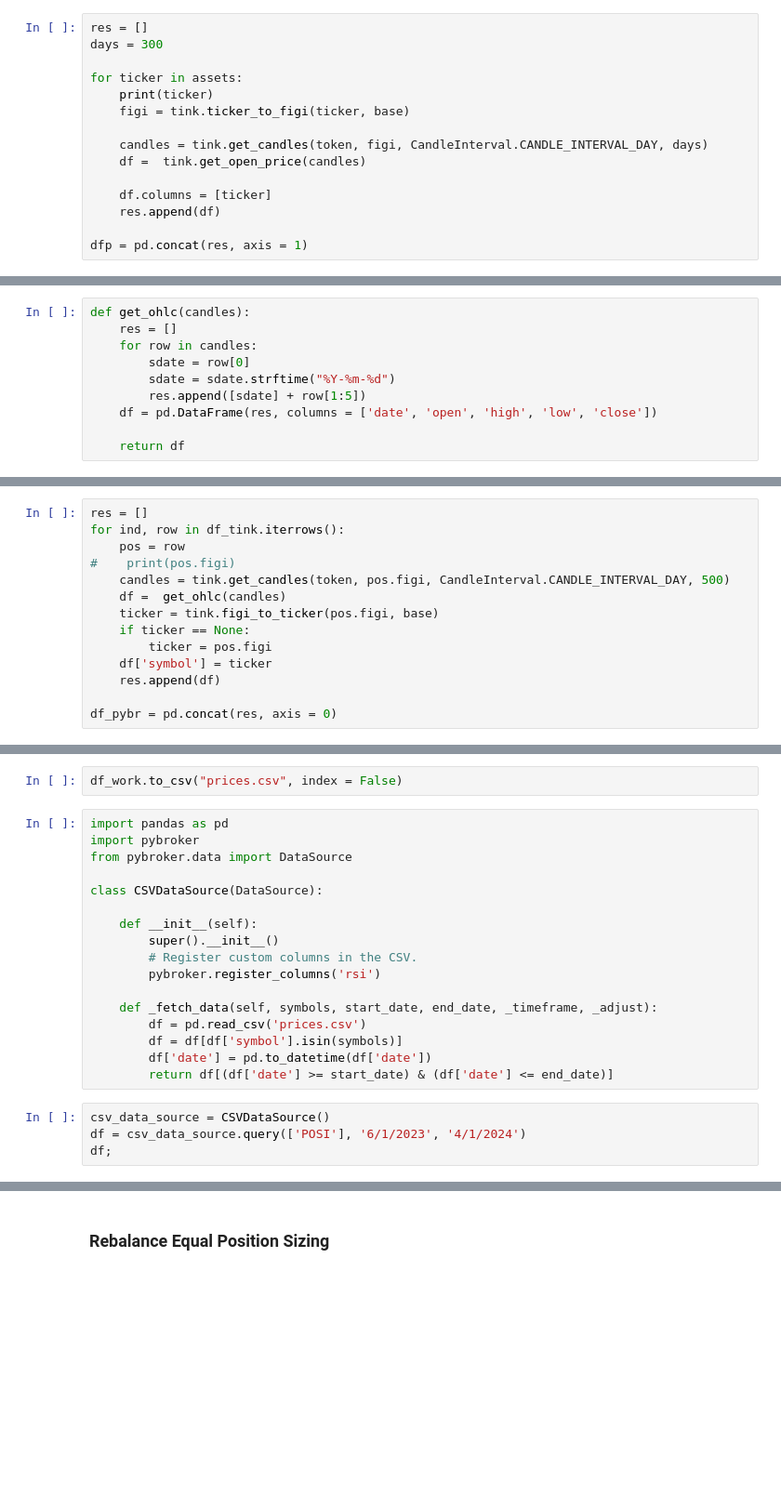
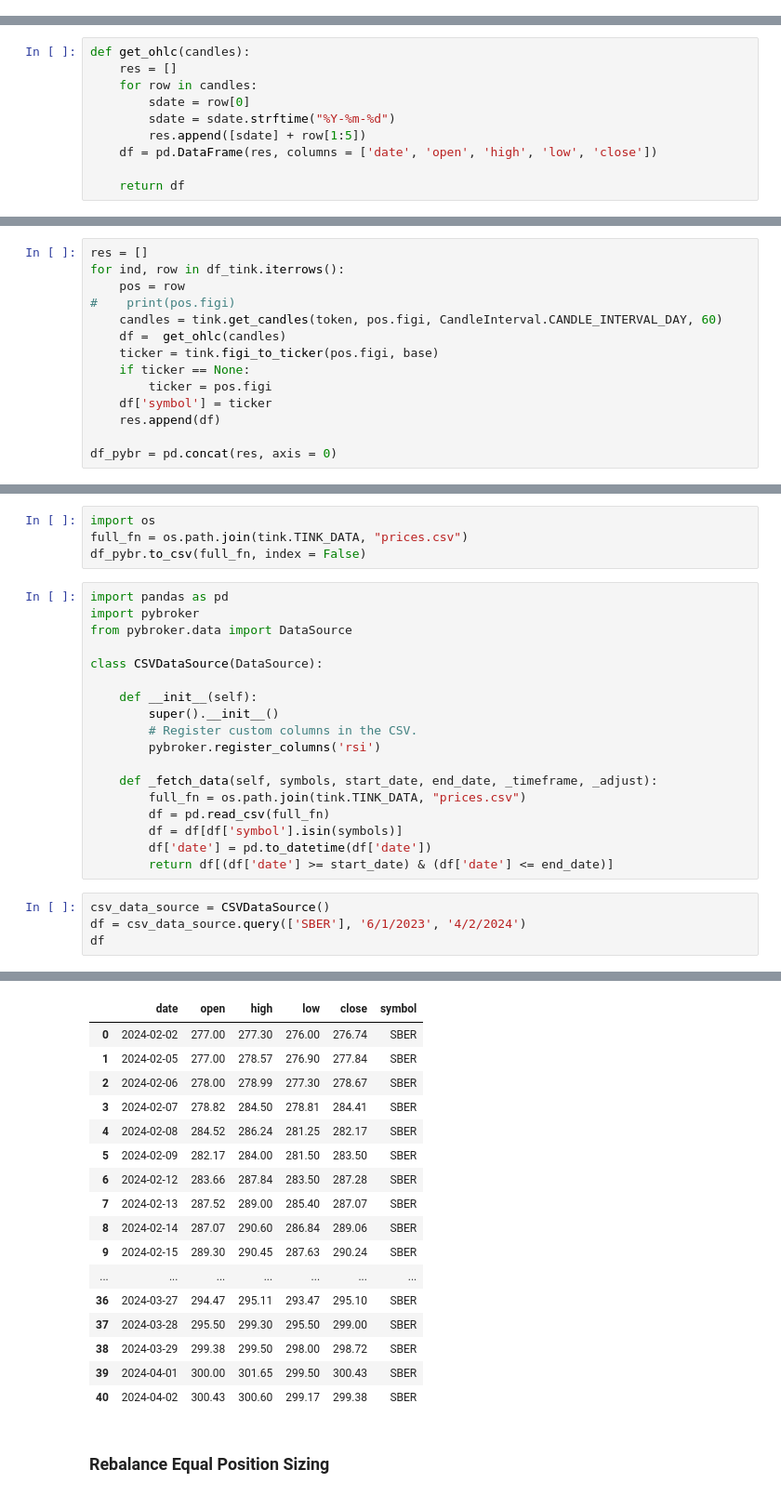
Before and after one commit to s-agapov/QuantMod, a Jupyter notebook: TP/Shares/10-Tink Rebalance.ipynb, the cells around one changed output, grey strips where cells are left out. Shown: that part at 93% size. Drawn from its saved outputs; the diff is of its cells as text; blank space fills up the shorter version.

```diff
--- a/TP/Shares/10-Tink Rebalance.ipynb
+++ b/TP/Shares/10-Tink Rebalance.ipynb
@@ -32,15 +23,0 @@ assets = index_assets
-# %%
-res = []
-days = 300
-
-for ticker in assets:
-    print(ticker)
-    figi = tink.ticker_to_figi(ticker, base)
-
-    candles = tink.get_candles(token, figi, CandleInterval.CANDLE_INTERVAL_DAY, days)
-    df =  tink.get_open_price(candles)
-
-    df.columns = [ticker]
-    res.append(df)
-
-dfp = pd.concat(res, axis = 1)
@@ -90,7 +42,7 @@ res = []
 for ind, row in df_tink.iterrows():
     pos = row
 #    print(pos.figi)
-    candles = tink.get_candles(token, pos.figi, CandleInterval.CANDLE_INTERVAL_DAY, 500)
+    candles = tink.get_candles(token, pos.figi, CandleInterval.CANDLE_INTERVAL_DAY, 60)
     df =  get_ohlc(candles)
     ticker = tink.figi_to_ticker(pos.figi, base)
     if ticker == None:
@@ -123,5 +54,7 @@ set(df_work.symbol)
 # %%
-df_work.to_csv("prices.csv", index = False)
+import os
+full_fn = os.path.join(tink.TINK_DATA, "prices.csv")
+df_pybr.to_csv(full_fn, index = False)
 # %%
 import pandas as pd
 import pybroker
@@ -135,12 +68,13 @@ class CSVDataSource(DataSource):
         pybroker.register_columns('rsi')
 
     def _fetch_data(self, symbols, start_date, end_date, _timeframe, _adjust):
-        df = pd.read_csv('prices.csv')
+        full_fn = os.path.join(tink.TINK_DATA, "prices.csv")
+        df = pd.read_csv(full_fn)
         df = df[df['symbol'].isin(symbols)]
         df['date'] = pd.to_datetime(df['date'])
         return df[(df['date'] >= start_date) & (df['date'] <= end_date)]
 # %%
 csv_data_source = CSVDataSource()
-df = csv_data_source.query(['POSI'], '6/1/2023', '4/1/2024')
-df;
+df = csv_data_source.query(['SBER'], '6/1/2023', '4/2/2024')
+df
 # %% [output]
@@ -148,3 +83,20 @@ Loaded cached bar data.
+|  | date | open | high | low | close | symbol |
+| 0 | 2024-02-02 | 277.00 | 277.30 | 276.00 | 276.74 | SBER |
+| 1 | 2024-02-05 | 277.00 | 278.57 | 276.90 | 277.84 | SBER |
+| 2 | 2024-02-06 | 278.00 | 278.99 | 277.30 | 278.67 | SBER |
+| 3 | 2024-02-07 | 278.82 | 284.50 | 278.81 | 284.41 | SBER |
+| 4 | 2024-02-08 | 284.52 | 286.24 | 281.25 | 282.17 | SBER |
+| 5 | 2024-02-09 | 282.17 | 284.00 | 281.50 | 283.50 | SBER |
+| 6 | 2024-02-12 | 283.66 | 287.84 | 283.50 | 287.28 | SBER |
+| 7 | 2024-02-13 | 287.52 | 289.00 | 285.40 | 287.07 | SBER |
+| 8 | 2024-02-14 | 287.07 | 290.60 | 286.84 | 289.06 | SBER |
+| 9 | 2024-02-15 | 289.30 | 290.45 | 287.63 | 290.24 | SBER |
+| ... | ... | ... | ... | ... | ... | ... |
+| 36 | 2024-03-27 | 294.47 | 295.11 | 293.47 | 295.10 | SBER |
+| 37 | 2024-03-28 | 295.50 | 299.30 | 295.50 | 299.00 | SBER |
+| 38 | 2024-03-29 | 299.38 | 299.50 | 298.00 | 298.72 | SBER |
+| 39 | 2024-04-01 | 300.00 | 301.65 | 299.50 | 300.43 | SBER |
+| 40 | 2024-04-02 | 300.43 | 300.60 | 299.17 | 299.38 | SBER |
 # %% [markdown]
 ### Rebalance Equal Position Sizing
 # %%
```
Also changed, not shown: parts of 14 cells of this notebook, 2 other files.
